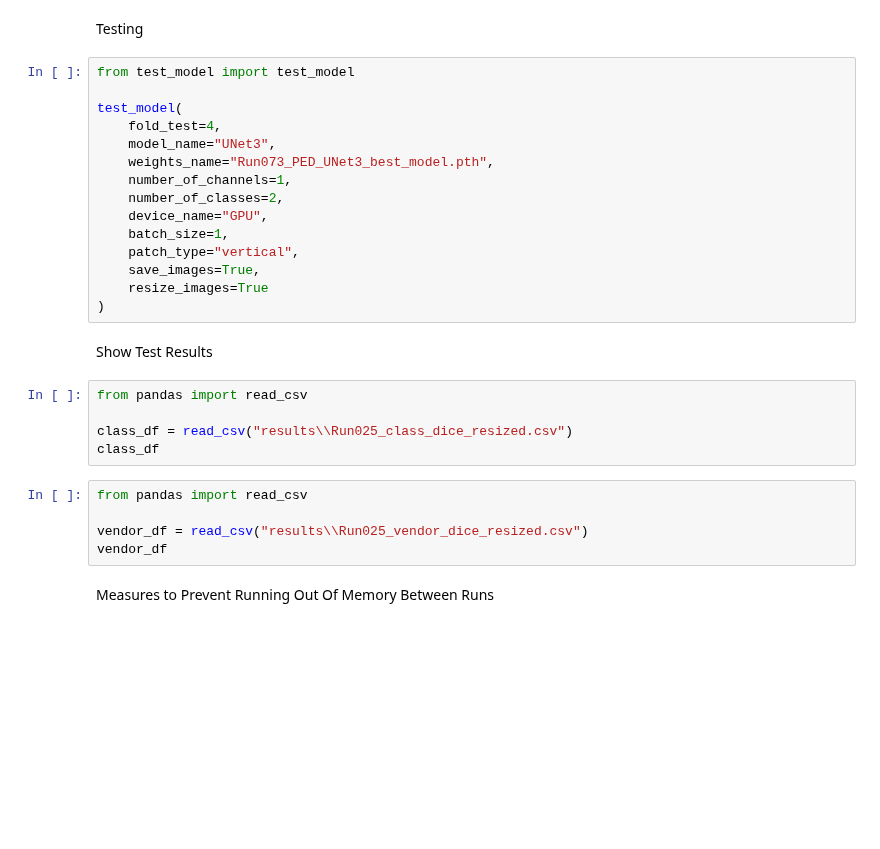
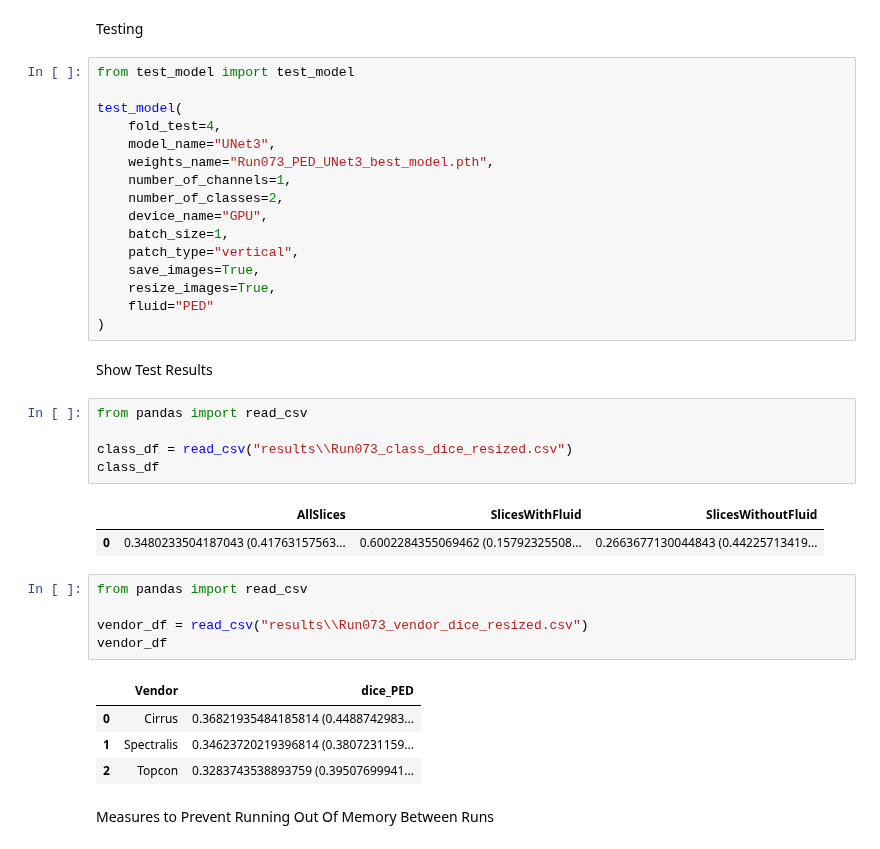
Before and after one commit to davidterroso/D, a Jupyter notebook: unet3_ped.ipynb, the cells around one changed output. Drawn from its saved outputs; the diff is of its cells as text; blank space fills up the shorter version.

Commit message:
results from iteration 21 #91

```diff
--- a/unet3_ped.ipynb
+++ b/unet3_ped.ipynb
@@ -263,20 +287,29 @@ test_model(
     batch_size=1,
     patch_type="vertical",
     save_images=True,
-    resize_images=True
+    resize_images=True,
+    fluid="PED"
 )
 # %% [markdown]
 Show Test Results
 # %%
 from pandas import read_csv
 
-class_df = read_csv("results\\Run025_class_dice_resized.csv")
+class_df = read_csv("results\\Run073_class_dice_resized.csv")
 class_df
+# %% [output]
+|  | AllSlices | SlicesWithFluid | SlicesWithoutFluid |
+| 0 | 0.3480233504187043 (0.41763157563... | 0.6002284355069462 (0.15792325508... | 0.2663677130044843 (0.44225713419... |
 # %%
 from pandas import read_csv
 
-vendor_df = read_csv("results\\Run025_vendor_dice_resized.csv")
+vendor_df = read_csv("results\\Run073_vendor_dice_resized.csv")
 vendor_df
+# %% [output]
+|  | Vendor | dice_PED |
+| 0 | Cirrus | 0.36821935484185814 (0.4488742983... |
+| 1 | Spectralis | 0.34623720219396814 (0.3807231159... |
+| 2 | Topcon | 0.3283743538893759 (0.39507699941... |
 # %% [markdown]
 Measures to Prevent Running Out Of Memory Between Runs
 # %% [markdown]
```
Also changed, not shown: parts of 12 cells of this notebook, 48 other files.
